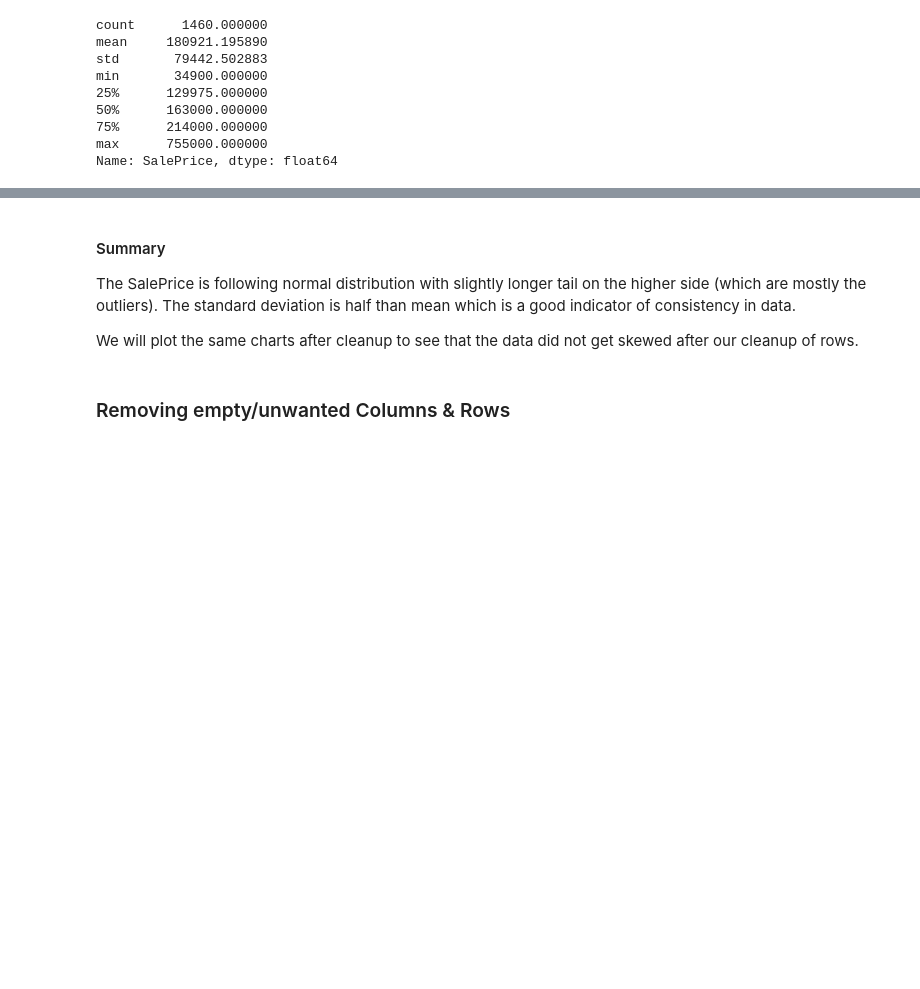
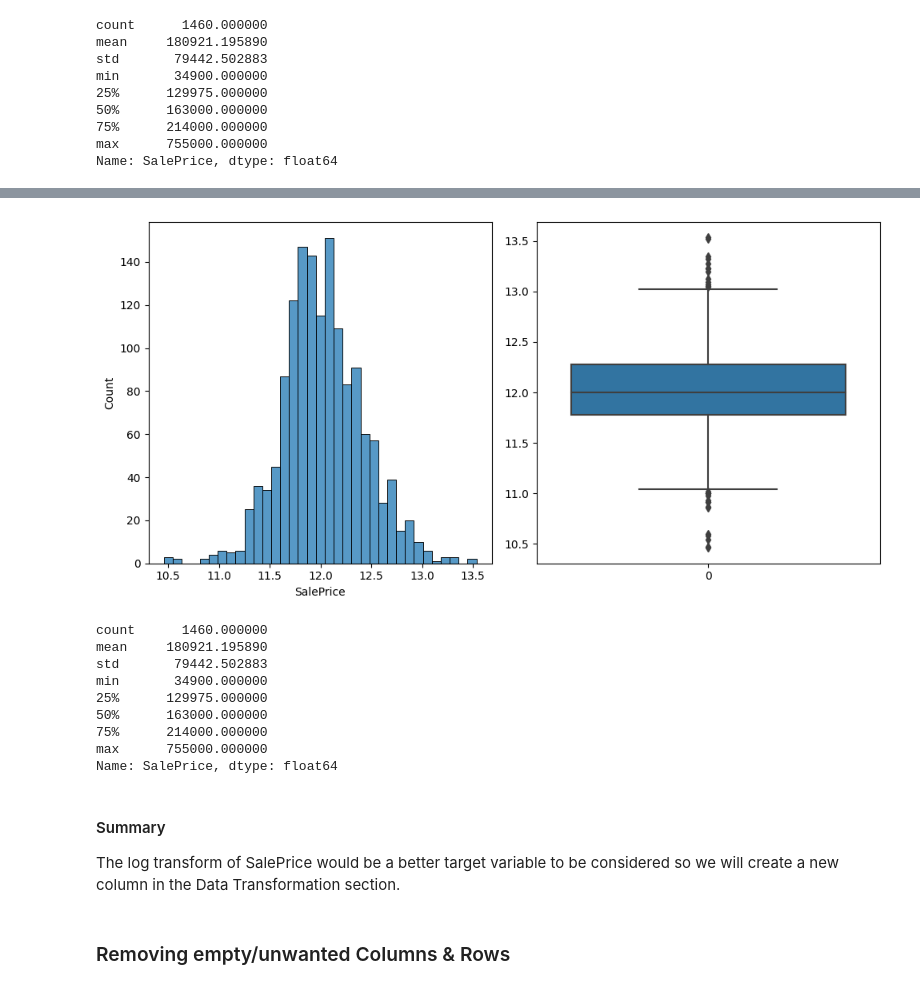
Before and after one commit to porechajp/advanced_regression, a Jupyter notebook: housing_price_advreg.ipynb, the cells around one changed output, grey strips where cells are left out. Saved outputs shown, nothing was run; the diff lists cells and outputs as text; code cells hidden in the pictures; blank space fills up the shorter version.

Commit message:
feat: all the sections are over. Need to put little more comments and summary.

```diff
--- a/housing_price_advreg.ipynb
+++ b/housing_price_advreg.ipynb
@@ -86,9 +90,27 @@ Name: SalePrice, dtype: float64
+# %%
+plt.rcParams["figure.figsize"] = [10, 5]
+plt.rcParams["figure.autolayout"] = True
+f, axes = plt.subplots(1, 2)
+
+sns.histplot(np.log(housing["SalePrice"]), ax=axes[0])
+sns.boxplot(np.log(housing["SalePrice"]), ax=axes[1])
+plt.show()
+housing["SalePrice"].describe()
+# %% [output]
+[figure, added]
+count      1460.000000
+mean     180921.195890
+std       79442.502883
+min       34900.000000
+25%      129975.000000
+50%      163000.000000
+75%      214000.000000
+max      755000.000000
+Name: SalePrice, dtype: float64
 # %% [markdown]
 #### Summary
 
-The SalePrice is following normal distribution with slightly longer tail on the higher side (which are mostly the outliers). The standard deviation is half than mean which is a good indicator of consistency in data.
-
-We will plot the same charts after cleanup to see that the data did not get skewed after our cleanup of rows.
+The log transform of SalePrice would be a better target variable to be considered so we will create a new column in the Data Transformation section.
 # %% [markdown]
 ### Removing empty/unwanted Columns & Rows
 # %%
```
Also changed, not shown: parts of 106 cells of this notebook.
